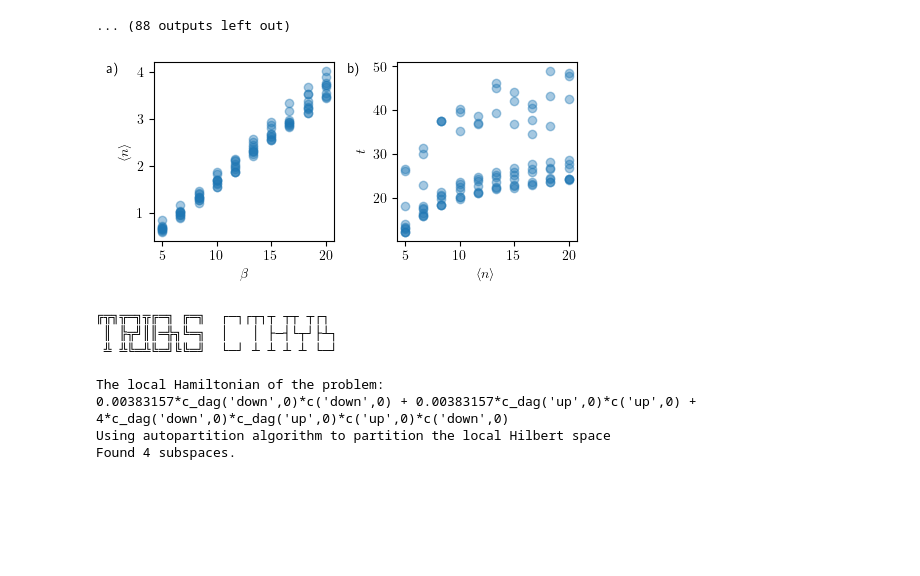
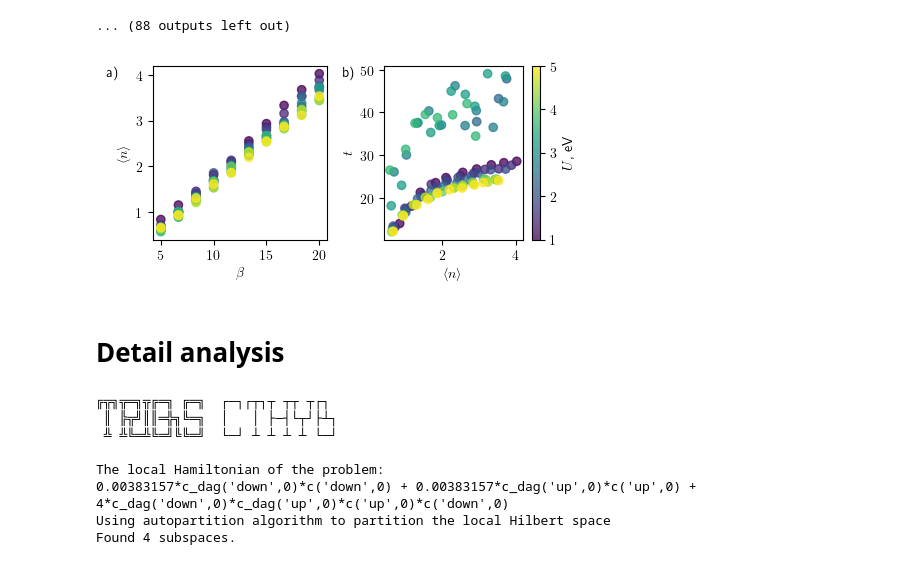
Before and after one commit to EgorcaA/gf2ML, a Jupyter notebook: sample_analize.ipynb, the cells around one changed output. Drawn from its saved outputs; the diff is of its cells as text; code cells hidden in the pictures; blank space fills up the shorter version.

```diff
--- a/sample_analize.ipynb
+++ b/sample_analize.ipynb
@@ -392,32 +394,50 @@ np.savetxt('./data/single_sample_scaling.txt', np.array([beta,U, time,  order]).
 # %%
-beta, U, times,  order =  np.loadtxt('./data/single_sample_scaling.txt').T
+beta, U, times,  order =  np.loadtxt('./data/single_sample_scaling_right.txt').T
 # %%
 fig, (bx, cx) = plt.subplots(  1, 2, figsize=( 5,2.5), dpi=100)
 
 # ax.scatter(U*beta, time, alpha=0.4)
 # ax.set_xlabel(r'$U \beta$')
 # ax.set_ylabel(r'$t$')
 
 # bx.scatter(U, time)
-bx.scatter(beta, order, alpha=0.4)
+# for u in Us:
+#     c = u/Us[-1]
+#     print(c)
+#     bx.scatter(beta, order, label=rf'$U = {u:.1f}$ eV', color=(c,0,1-c), alpha=0.75)
+
+
+aa = bx.scatter(beta, order, c= U, alpha=0.75) #(np.reshape(U, (10, 10)).T).flatten()
+# colorbaraa = fig.colorbar(aa, ax=bx)
+# colorbaraa.set_label(r'$U$, eV')
+# color_bar = fig.colorbar(pos_neg_clipped,
+#                          ax = ax3,
+#                          extend = 'both')
+# bx.legend()
 bx.set_xlabel(r'$\beta$')
 bx.set_ylabel(r'$\langle n \rangle$')
 bx.text(-0.2, 1.0, 'a)', transform=bx.transAxes,
         fontsize=10, fontweight='normal', va='top', ha='right')
 
-cx.scatter(beta, times, alpha=0.4)
+cc = cx.scatter(order, times, c=U, alpha=0.75)
+colorbarcc = fig.colorbar(cc, ax=cx)
+colorbarcc.set_label(r'$U$, eV')
+
+
 cx.set_xlabel(r'$\langle n \rangle$')
 cx.set_ylabel(r'$t$')
 cx.text(-0.2, 1.0, 'b)', transform=cx.transAxes,
         fontsize=10, fontweight='normal', va='top', ha='right')
 
 
 fig.tight_layout()
-plt.savefig('./scaling.pdf', dpi=200, bbox_inches='tight')
+plt.savefig('./scaling_U.pdf', dpi=200, bbox_inches='tight')
 
-plt.show()
+fig.show()
 # %% [output]
-[figure, old version]
+[figure, new version]
+# %% [markdown]
+# Detail analysis
 # %%
 
 
```
Also changed, not shown: parts of 5 cells of this notebook, 9 other files.
